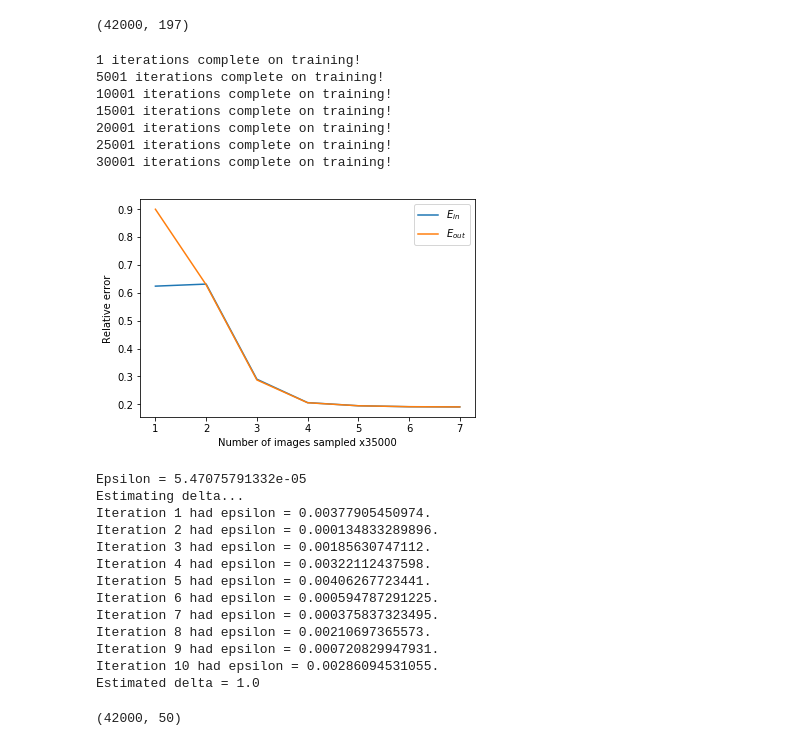
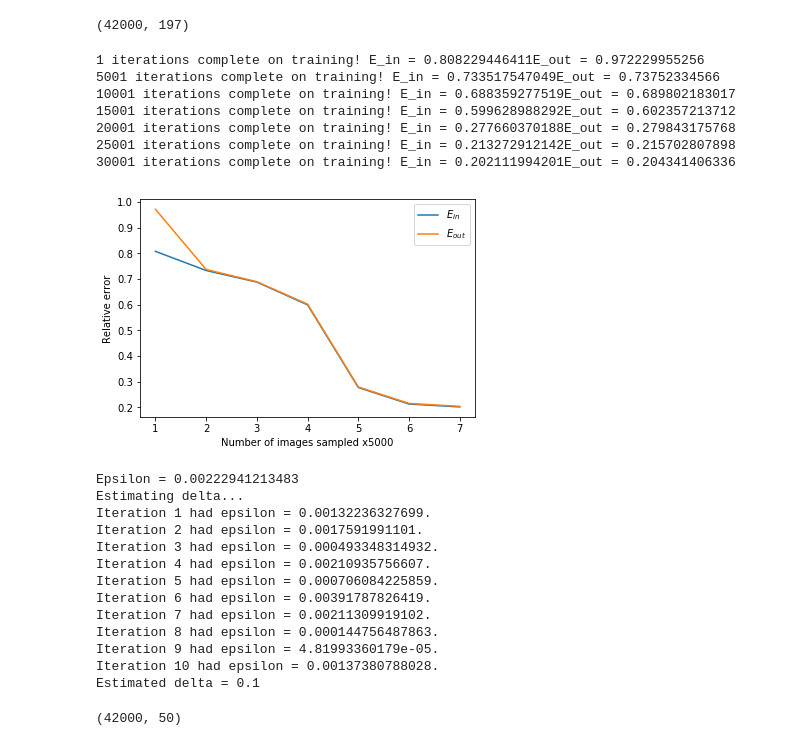
Before and after one commit to gustavoem/bcc, a Jupyter notebook: 7semestre/460/ep3/ep3.ipynb, the cells around one changed output. Cells and saved outputs as stored; diff of their text form; code cells hidden in the pictures.

```diff
--- a/7semestre/460/ep3/ep3.ipynb
+++ b/7semestre/460/ep3/ep3.ipynb
@@ -22,7 +22,7 @@ def plot_error (n, errors_list, labels_list):
     handlers, labels = ax.get_legend_handles_labels ()
     ax.legend (handlers, labels, loc = 'upper right', numpoints = 1)
     plt.ylabel ('Relative error')
-    plt.xlabel ('Number of images sampled x35000')
+    plt.xlabel ('Number of images sampled x5000')
     plt.show ()
     plt.clf ()
 
@@ -125,7 +125,7 @@ def createNN (hidden1_size, hidden2_size):
         h_y = tf.tanh (s2)
         return h_y
 
-h_y = createNN (100, 50)
+h_y = createNN (300, 100)
 cost = tf.reduce_mean (tf.square (Y - h_y))
 optimizer = tf.train.GradientDescentOptimizer (0.01).minimize (cost)
 
@@ -147,7 +147,6 @@ for i in range (35000):
     _, err = sess.run ([optimizer, cost], {X: features, Y: label})
 
     if (i % 5000 == 0):
-        print (str (i + 1) + " iterations complete on training!")
         # Calculates e_in
         e_in = avg_error (data[:i + 1, :], X, Y, cost)
         e_in_arr.append (e_in)
@@ -155,6 +154,10 @@ for i in range (35000):
         # Calculates e_out
         e_out = avg_error (data[35000:, :], X, Y, cost)
         e_out_arr.append (e_out)
+
+        print (str (i + 1) + " iterations complete on training!" +
+               " E_in = " + str (e_in) +
+               " E_out = " + str (e_out))
 
 
 # Plots learning curve
@@ -272,7 +275,7 @@ def createNN (hidden1_size, hidden2_size):
         h_y = tf.tanh (s2)
         return h_y
 
-h_y = createNN (100, 50)
+h_y = createNN (300, 100)
 cost = tf.reduce_mean (tf.square (Y - h_y))
 optimizer = tf.train.GradientDescentOptimizer (0.01).minimize (cost)
 
@@ -294,7 +297,6 @@ for i in range (35000):
     _, err = sess.run ([optimizer, cost], {X: features, Y: label})
 
     if (i % 5000 == 0):
-        print (str (i + 1) + " iterations complete on training!")
         # Calculates e_in
         e_in = avg_error (data_step1[:i + 1, :], X, Y, cost)
         e_in_arr.append (e_in)
@@ -302,6 +304,10 @@ for i in range (35000):
         # Calculates e_out
         e_out = avg_error (data_step1[35000:, :], X, Y, cost)
         e_out_arr.append (e_out)
+
+        print (str (i + 1) + " iterations complete on training! " +
+               "E_in = " + str (e_in) +
+               "E_out = " + str (e_out))
 
 
 # Plots learning curve
@@ -314,54 +320,54 @@ plot_error (7, erros_list, labels_list)
 epsilon = abs (e_out_arr[-1] - e_in_arr[-1])
 print ("Epsilon = "  + str (epsilon))
 
 
 # Estimates delta
 print ("Estimating delta...")
 delta = .0
 for i in range (10):
     sess.run (init)
     training_set, validation_set = validation_partition (data_step1,
                                                          42000 - 7000)
 
     for j in range (training_set.shape[0]):
         features = np.empty ([1, features_size])
         features[0, :] = training_set[j, 1:]
         label = np.empty ([1, output_size])
         label[0, :] = int_to_binary_arr (training_set[j, 0])
         # SGD iteration
         sess.run (optimizer, {X: features, Y: label})
 
     e_in = avg_error (training_set, X, Y, cost)
     e_out = avg_error (validation_set, X, Y, cost)
 
     if (abs (e_in - e_out) > epsilon):
         delta += 1.
     print ("Iteration " + str (i + 1) + " had epsilon = " +
            str (abs (e_in - e_out)) + ".")
 delta /= 10
 print ("Estimated delta = " + str (delta))
 # %% [output]
-1 iterations complete on training!
-5001 iterations complete on training!
-10001 iterations complete on training!
-15001 iterations complete on training!
-20001 iterations complete on training!
-25001 iterations complete on training!
-30001 iterations complete on training!
+1 iterations complete on training! E_in = 0.808229446411E_out = 0.972229955256
+5001 iterations complete on training! E_in = 0.733517547049E_out = 0.73752334566
+10001 iterations complete on training! E_in = 0.688359277519E_out = 0.689802183017
+15001 iterations complete on training! E_in = 0.599628988292E_out = 0.602357213712
+20001 iterations complete on training! E_in = 0.277660370188E_out = 0.279843175768
+25001 iterations complete on training! E_in = 0.213272912142E_out = 0.215702807898
+30001 iterations complete on training! E_in = 0.202111994201E_out = 0.204341406336
-[figure, old version]
+[figure, new version]
-Epsilon = 5.47075791332e-05
+Epsilon = 0.00222941213483
 Estimating delta...
-Iteration 1 had epsilon = 0.00377905450974.
-Iteration 2 had epsilon = 0.000134833289896.
-Iteration 3 had epsilon = 0.00185630747112.
-Iteration 4 had epsilon = 0.00322112437598.
-Iteration 5 had epsilon = 0.00406267723441.
-Iteration 6 had epsilon = 0.000594787291225.
-Iteration 7 had epsilon = 0.000375837323495.
-Iteration 8 had epsilon = 0.00210697365573.
-Iteration 9 had epsilon = 0.000720829947931.
-Iteration 10 had epsilon = 0.00286094531055.
-Estimated delta = 1.0
+Iteration 1 had epsilon = 0.00132236327699.
+Iteration 2 had epsilon = 0.0017591991101.
+Iteration 3 had epsilon = 0.000493348314932.
+Iteration 4 had epsilon = 0.00210935756607.
+Iteration 5 had epsilon = 0.000706084225859.
+Iteration 6 had epsilon = 0.00391787826419.
+Iteration 7 had epsilon = 0.00211309919102.
+Iteration 8 had epsilon = 0.000144756487863.
+Iteration 9 had epsilon = 4.81993360179e-05.
+Iteration 10 had epsilon = 0.00137380788028.
+Estimated delta = 0.1
 # %%
 data_step2 = np.zeros ([42000, 50])
 data_step2[:, 0] = data[:, 0]
```
Also changed, not shown: parts of 2 cells of this notebook, 1 other file.
